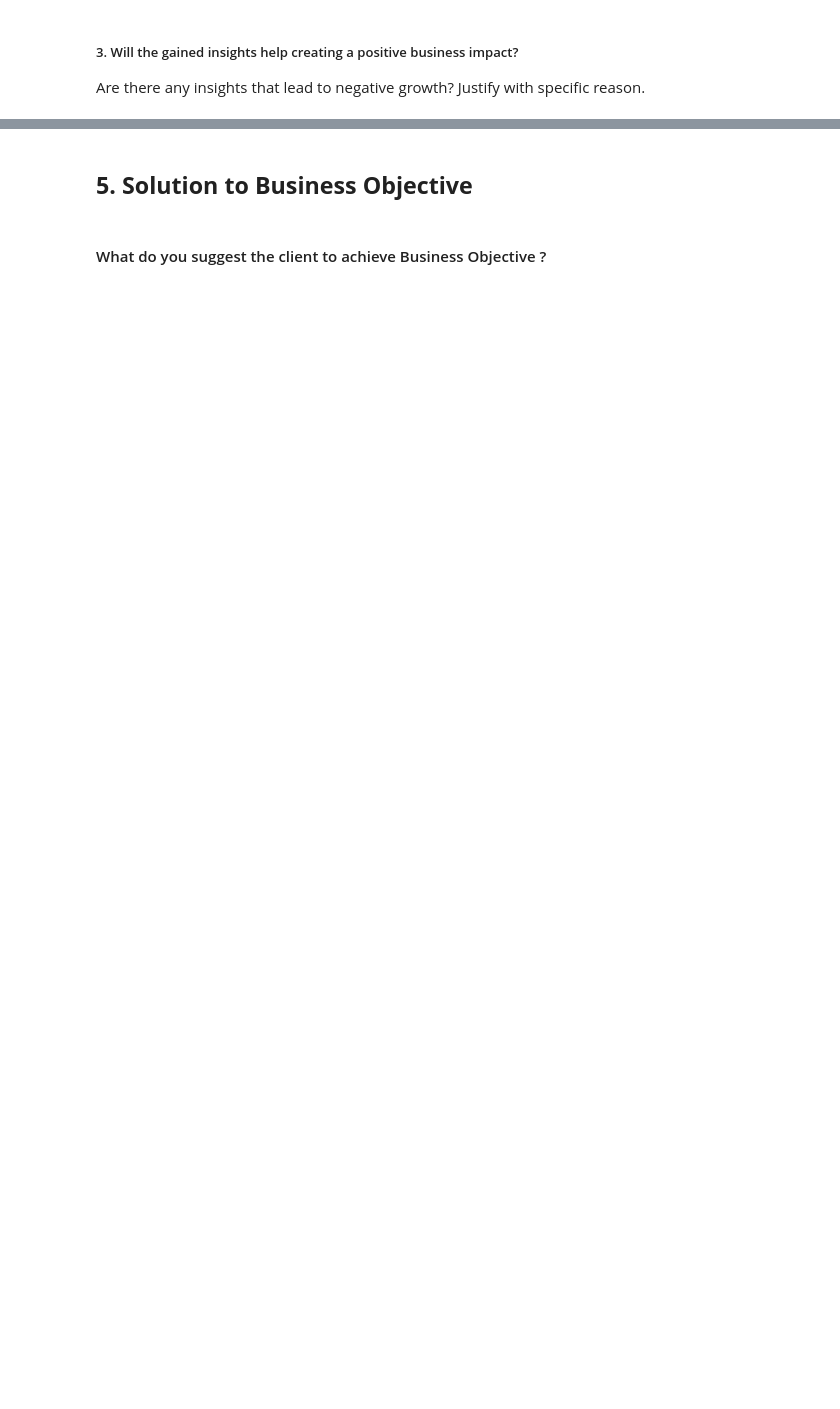
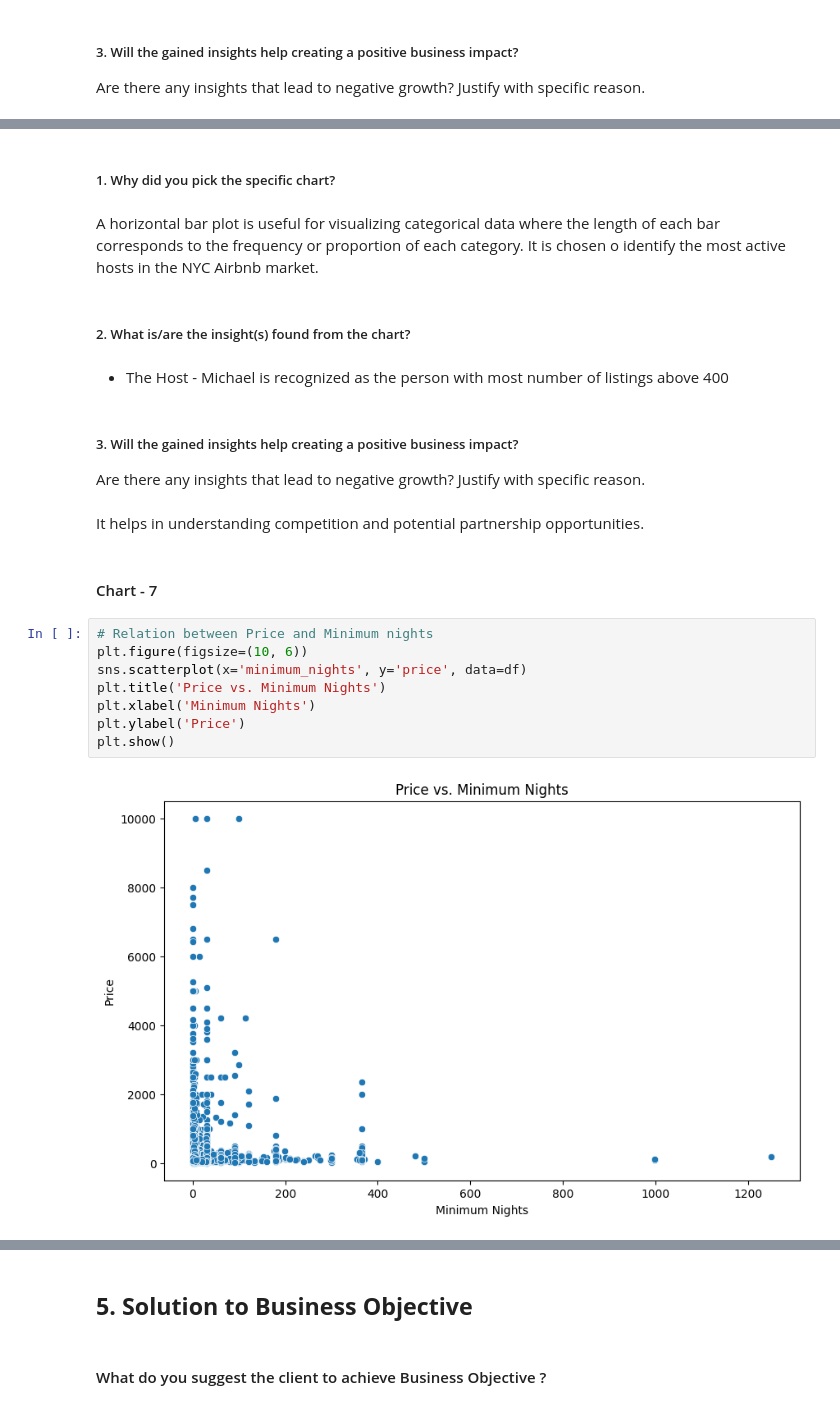
Before and after one commit to Manikanta898/AirBnb_Booking_Analysis, a Jupyter notebook: AirBnb_Bookings_Analysis_EDA_Submission.ipynb, the cells around one changed output, grey strips where cells are left out. Cells and saved outputs as stored; diff of their text form; blank space fills up the shorter version.

```diff
--- a/AirBnb_Bookings_Analysis_EDA_Submission.ipynb
+++ b/AirBnb_Bookings_Analysis_EDA_Submission.ipynb
@@ -303,0 +456,25 @@ Helps identify key factors influencing pricing and availability.
+# %% [markdown]
+##### 1. Why did you pick the specific chart?
+# %% [markdown]
+A horizontal bar plot is useful for visualizing categorical data where the length of each bar corresponds to the frequency or proportion of each category. It is chosen o identify the most active hosts in the NYC Airbnb market.
+# %% [markdown]
+##### 2. What is/are the insight(s) found from the chart?
+# %% [markdown]
+* The Host - Michael is recognized as the person with most number of listings above 400
+# %% [markdown]
+##### 3. Will the gained insights help creating a positive business impact?
+Are there any insights that lead to negative growth? Justify with specific reason.
+# %% [markdown]
+It helps in understanding competition and potential partnership opportunities.
+# %% [markdown]
+#### Chart - 7
+# %%
+# Relation between Price and Minimum nights
+plt.figure(figsize=(10, 6))
+sns.scatterplot(x='minimum_nights', y='price', data=df)
+plt.title('Price vs. Minimum Nights')
+plt.xlabel('Minimum Nights')
+plt.ylabel('Price')
+plt.show()
+# %% [output]
+[figure, added]
```
Also changed, not shown: parts of 108 cells of this notebook.
